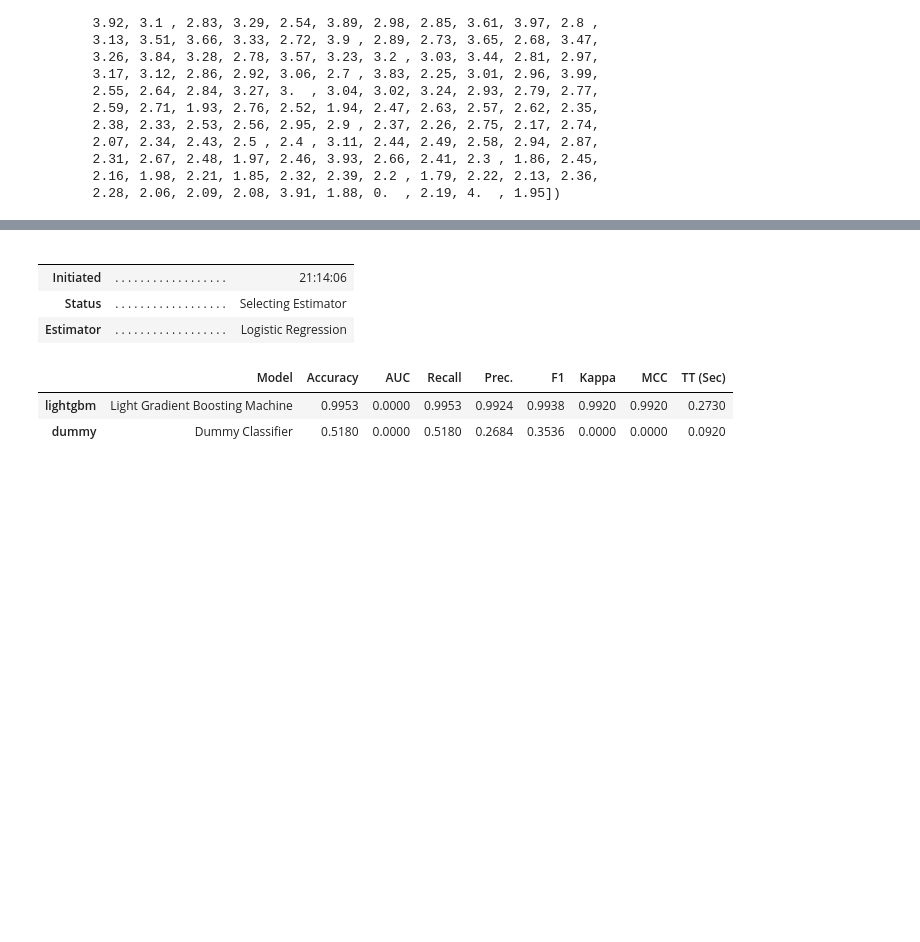
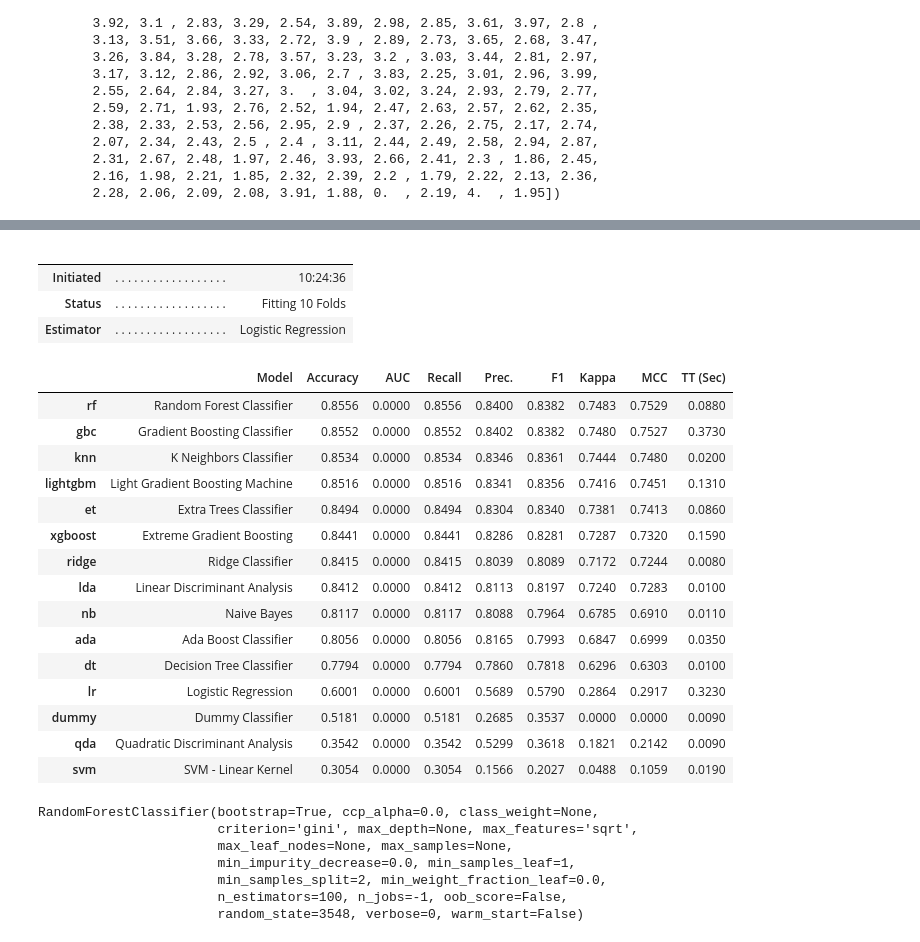
Before and after one commit to MossOcelot/PredictDropoutStudent, a Jupyter notebook: clean_data.ipynb, the cells around one changed output, grey strips where cells are left out. Cells and saved outputs as stored; diff of their text form; code cells hidden in the pictures; blank space fills up the shorter version.

```diff
--- a/clean_data.ipynb
+++ b/clean_data.ipynb
@@ -117,12 +86,33 @@ Warning: No categorical columns found. Calling 'transform' will only return inpu
 # %%
 best_model = compare_models()
+best_model
 # %% [output]
 |  |  |  |
 |  |  |  |
-| Initiated | . . . . . . . . . . . . . . . . . . | 21:14:06 |
-| Status | . . . . . . . . . . . . . . . . . . | Selecting Estimator |
+| Initiated | . . . . . . . . . . . . . . . . . . | 10:24:36 |
+| Status | . . . . . . . . . . . . . . . . . . | Fitting 10 Folds |
 | Estimator | . . . . . . . . . . . . . . . . . . | Logistic Regression |
 |  | Model | Accuracy | AUC | Recall | Prec. | F1 | Kappa | MCC | TT (Sec) |
-| lightgbm | Light Gradient Boosting Machine | 0.9953 | 0.0000 | 0.9953 | 0.9924 | 0.9938 | 0.9920 | 0.9920 | 0.2730 |
-| dummy | Dummy Classifier | 0.5180 | 0.0000 | 0.5180 | 0.2684 | 0.3536 | 0.0000 | 0.0000 | 0.0920 |
+| rf | Random Forest Classifier | 0.8556 | 0.0000 | 0.8556 | 0.8400 | 0.8382 | 0.7483 | 0.7529 | 0.0880 |
+| gbc | Gradient Boosting Classifier | 0.8552 | 0.0000 | 0.8552 | 0.8402 | 0.8382 | 0.7480 | 0.7527 | 0.3730 |
+| knn | K Neighbors Classifier | 0.8534 | 0.0000 | 0.8534 | 0.8346 | 0.8361 | 0.7444 | 0.7480 | 0.0200 |
+| lightgbm | Light Gradient Boosting Machine | 0.8516 | 0.0000 | 0.8516 | 0.8341 | 0.8356 | 0.7416 | 0.7451 | 0.1310 |
+| et | Extra Trees Classifier | 0.8494 | 0.0000 | 0.8494 | 0.8304 | 0.8340 | 0.7381 | 0.7413 | 0.0860 |
+| xgboost | Extreme Gradient Boosting | 0.8441 | 0.0000 | 0.8441 | 0.8286 | 0.8281 | 0.7287 | 0.7320 | 0.1590 |
+| ridge | Ridge Classifier | 0.8415 | 0.0000 | 0.8415 | 0.8039 | 0.8089 | 0.7172 | 0.7244 | 0.0080 |
+| lda | Linear Discriminant Analysis | 0.8412 | 0.0000 | 0.8412 | 0.8113 | 0.8197 | 0.7240 | 0.7283 | 0.0100 |
+| nb | Naive Bayes | 0.8117 | 0.0000 | 0.8117 | 0.8088 | 0.7964 | 0.6785 | 0.6910 | 0.0110 |
+| ada | Ada Boost Classifier | 0.8056 | 0.0000 | 0.8056 | 0.8165 | 0.7993 | 0.6847 | 0.6999 | 0.0350 |
+| dt | Decision Tree Classifier | 0.7794 | 0.0000 | 0.7794 | 0.7860 | 0.7818 | 0.6296 | 0.6303 | 0.0100 |
+| lr | Logistic Regression | 0.6001 | 0.0000 | 0.6001 | 0.5689 | 0.5790 | 0.2864 | 0.2917 | 0.3230 |
+| dummy | Dummy Classifier | 0.5181 | 0.0000 | 0.5181 | 0.2685 | 0.3537 | 0.0000 | 0.0000 | 0.0090 |
+| qda | Quadratic Discriminant Analysis | 0.3542 | 0.0000 | 0.3542 | 0.5299 | 0.3618 | 0.1821 | 0.2142 | 0.0090 |
+| svm | SVM - Linear Kernel | 0.3054 | 0.0000 | 0.3054 | 0.1566 | 0.2027 | 0.0488 | 0.1059 | 0.0190 |
+RandomForestClassifier(bootstrap=True, ccp_alpha=0.0, class_weight=None,
+                       criterion='gini', max_depth=None, max_features='sqrt',
+                       max_leaf_nodes=None, max_samples=None,
+                       min_impurity_decrease=0.0, min_samples_leaf=1,
+                       min_samples_split=2, min_weight_fraction_leaf=0.0,
+                       n_estimators=100, n_jobs=-1, oob_score=False,
+                       random_state=3548, verbose=0, warm_start=False)
 # %%
```
Also changed, not shown: parts of 8 cells of this notebook, 8 other files.
